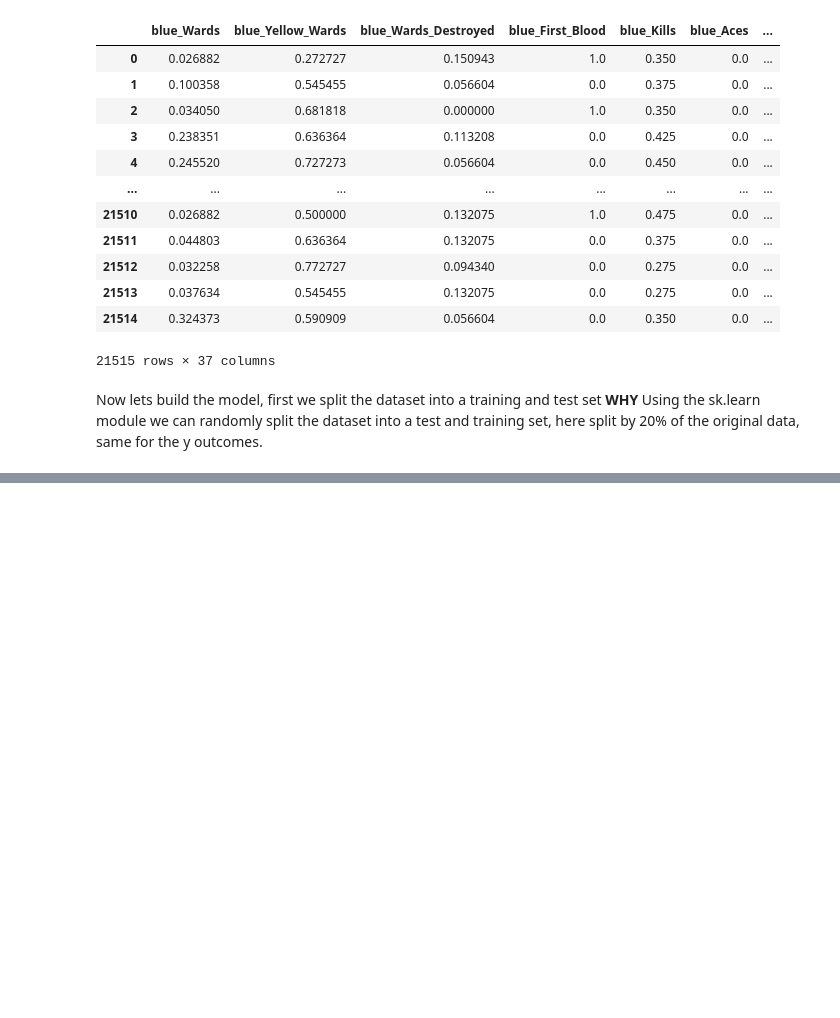
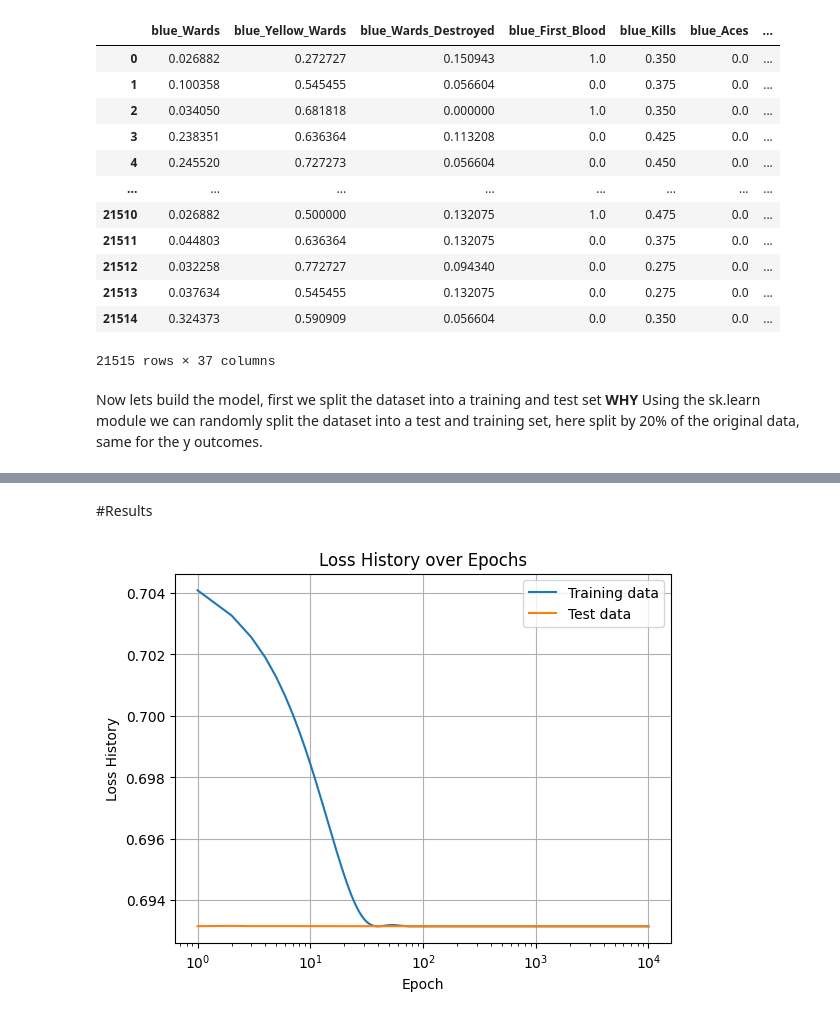
Before and after one commit to MantisShrimp2/Machine-Learning-for-Astro, a Jupyter notebook: Mini Project/ML_miniproject.ipynb, the cells around one changed output, grey strips where cells are left out. Drawn from its saved outputs; the diff is of its cells as text; code cells hidden in the pictures; blank space fills up the shorter version.

```diff
--- a/Mini Project/ML_miniproject.ipynb
+++ b/Mini Project/ML_miniproject.ipynb
@@ -271,17 +308,21 @@ optimizer = optim.SGD(model.parameters(), lr=0.01)
 # %%
 # Training loop  chatgpt
 
-epochs = 10
+epochs = 10000
+loss_history = []
+print("Training Loop")
 for epoch in range(epochs):
     model.train()
     optimizer.zero_grad()
     y_pred = model(X_train)
     loss = criterion(y_pred.squeeze(), y_train)
     loss.backward()
+    loss_history.append(loss.detach().numpy())
     optimizer.step()
-    print(f'Epoch [{epoch+1}/{epochs}], Loss: {loss.item():.4f}')
+    if epoch% 1000 == 0:
+        print(f'Epoch [{epoch+1}/{epochs}], Loss: {loss.item():.4f}')
 
 # Evaluation
 acc = accuracy(model,X_train, y_train)
-print(f"Accuracy : ",{acc*100},'%')
+print(f"Accuracy for Training model: ",{acc*100},'%')
 # %% [output]
@@ -298,0 +343,16 @@ Accuracy :  {49.86637229839646} %
+# %%
+loss_history_test = []
+print("Test Loop")
+for epoch in range(epochs):
+    model.train()
+    optimizer.zero_grad()
+    y_pred = model(X_test)
+    loss = criterion(y_pred.squeeze(), y_test)
+    loss.backward()
+    #append loss for plotting covnert to numpy object
+    loss_history_test.append(loss.detach().numpy())
+    optimizer.step()
+    if epoch% 1000 == 0:
+        print(f'Epoch [{epoch+1}/{epochs}], Loss: {loss.item():.4f}')
+acc_test = accuracy(model,X_test, y_test)
+print(f"Accuracy for Training model: ",{acc*100},'%')
@@ -298,0 +372,16 @@ Accuracy :  {49.86637229839646} %
+# %% [markdown]
+#Results
+# %%
+#plot the loss history
+n_epochs = np.linspace(1,epochs,num=epochs)
+plt.plot(n_epochs, loss_history,label='Training data')
+plt.plot(n_epochs, loss_history_test, label='Test data')
+plt.title("Loss History over Epochs")
+plt.grid()
+plt.xlabel("Epoch")
+plt.xscale("log")
+plt.legend()
+plt.ylabel("Loss History")
+plt.show()
+# %% [output]
+[figure, added]
```
Also changed, not shown: parts of 21 cells of this notebook.
